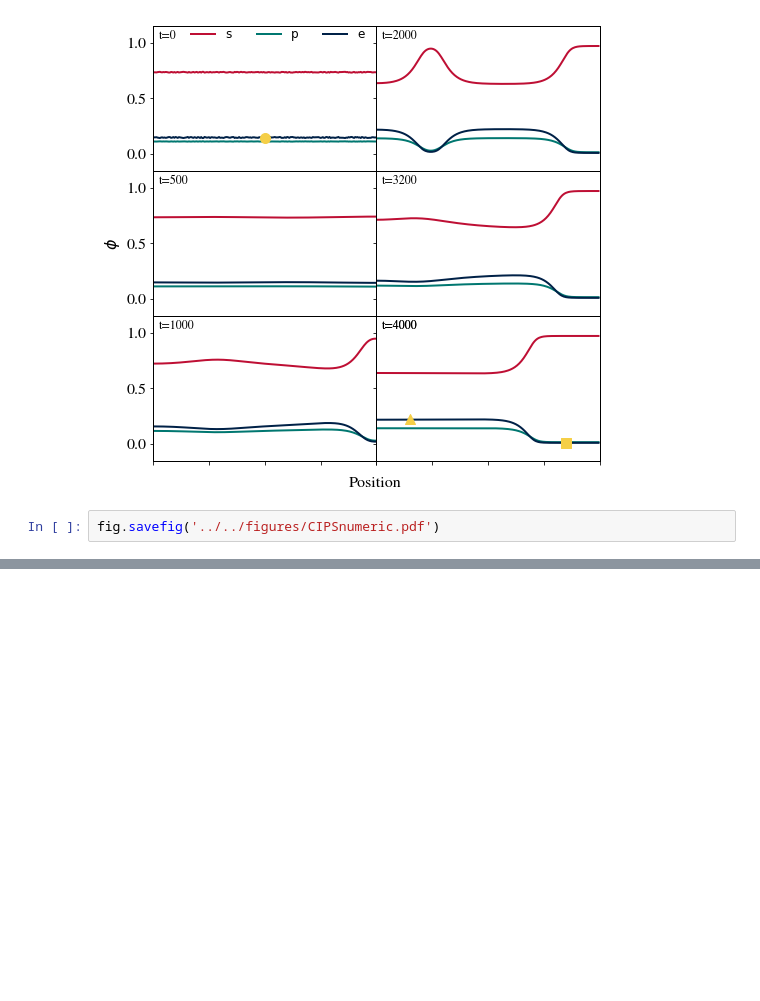
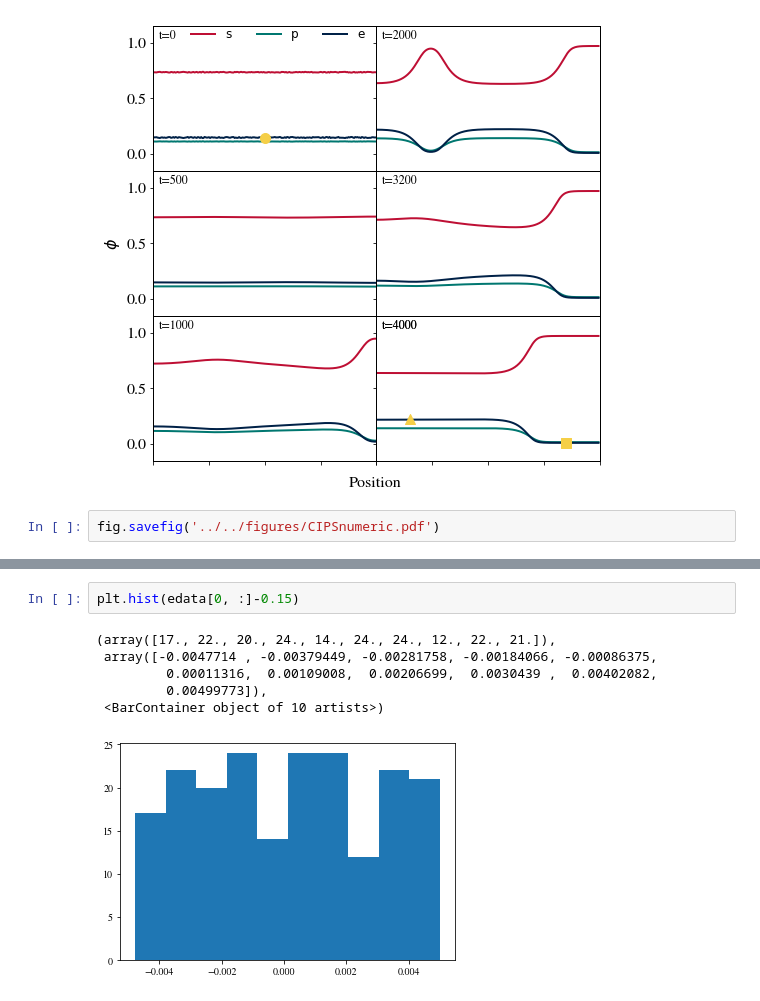
Before and after one commit to mwcotton/ConfirmationThesis, a Jupyter notebook: makeFigs/CIPS_paper_scripts/evolve_plot.ipynb, the cells around one changed output, grey strips where cells are left out. Drawn from its saved outputs; the diff is of its cells as text; blank space fills up the shorter version.

```diff
--- a/makeFigs/CIPS_paper_scripts/evolve_plot.ipynb
+++ b/makeFigs/CIPS_paper_scripts/evolve_plot.ipynb
@@ -173,0 +232,9 @@ fig.savefig('../../figures/CIPSnumeric.pdf')
+# %%
+plt.hist(edata[0, :]-0.15)
+# %% [output]
+(array([17., 22., 20., 24., 14., 24., 24., 12., 22., 21.]),
+ array([-0.0047714 , -0.00379449, -0.00281758, -0.00184066, -0.00086375,
+         0.00011316,  0.00109008,  0.00206699,  0.0030439 ,  0.00402082,
+         0.00499773]),
+ <BarContainer object of 10 artists>)
+[figure, added]
```
Also changed, not shown: parts of 7 cells of this notebook, 2 other files.
